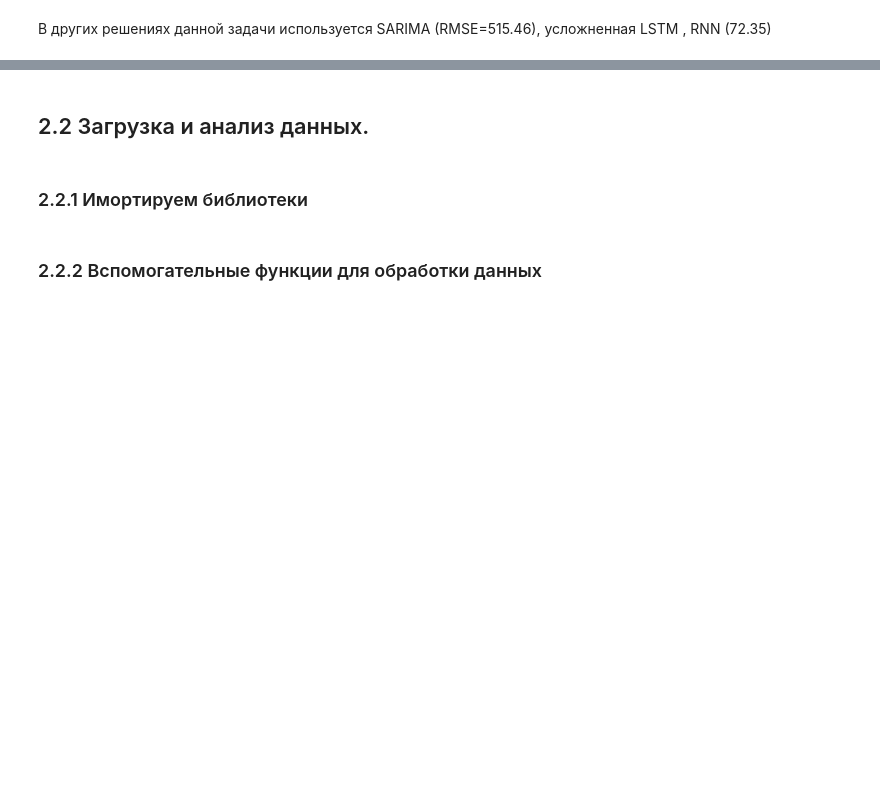
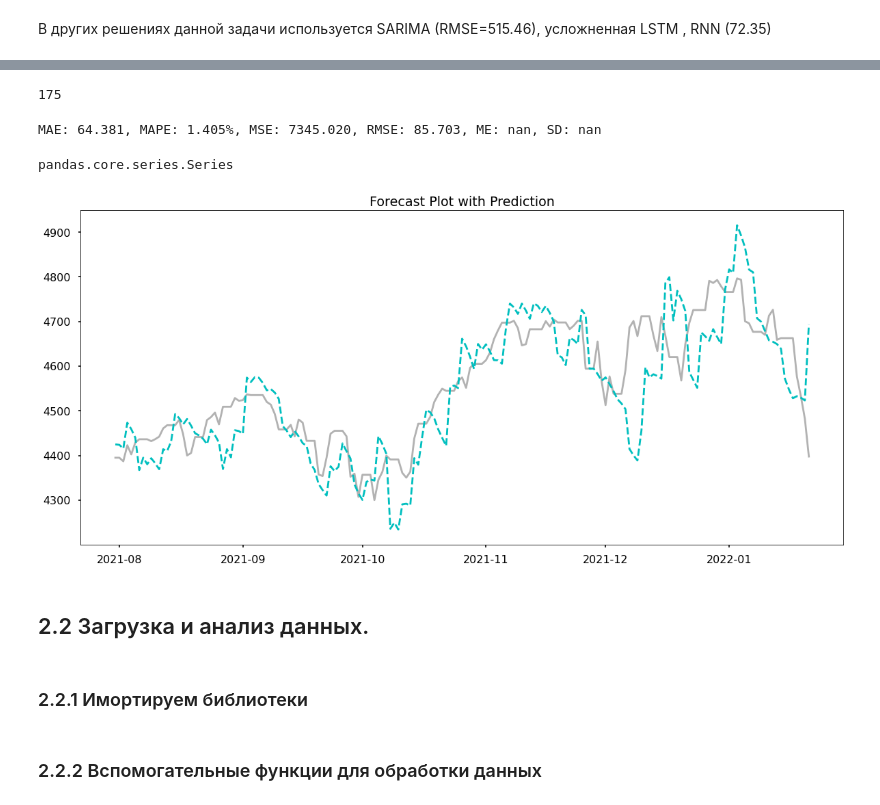
Before and after one commit to Ivanr2000/Homework, a Jupyter notebook: Diplom/RIY_Diplom.ipynb, the cells around one changed output, grey strips where cells are left out. Cells and saved outputs as stored; diff of their text form; code cells hidden in the pictures; blank space fills up the shorter version.

```diff
--- a/Diplom/RIY_Diplom.ipynb
+++ b/Diplom/RIY_Diplom.ipynb
@@ -337,3 +369,49 @@ plot_reg_results(test_pred_seqs,y_test,prediction_len=PRED_LENGTH)
+# %%
+WINDOW = 6
+PRED_LENGTH = int(WINDOW/2)
+def de_noemalization(timeseries_pred, test_ser, sequence_length=7):
+
+    timeseries_pred = np.array(timeseries_pred).flatten()
+    # create windows
+    result_pred = []
+    for index in range(0, (len(timeseries_pred) - sequence_length), sequence_length):
+        result_pred.append(timeseries_pred[index: index + sequence_length])
+
+    data_for_denorm = []
+    for index in range(0, (len(test_ser) - sequence_length), 7):
+        data_for_denorm.append(test_ser[index: index + sequence_length])
+
+    # normalize data as a variation of 0th index
+    normalised_data = []
+    for i in range(len(result_pred)):
+        normalised_window = [(((float(p) + 1) * float(data_for_denorm[i][0])) - 1) for p in result_pred[i]]
+        normalised_data.append(normalised_window)
+    result_pred = normalised_data
+
+    return result_pred
+# %%
+denormalized_data = de_noemalization(test_pred_seqs, sp_close_series[-176:])
+# %%
+denormalized_data_for_check = np.array(denormalized_data).flatten()
+# %%
+len(denormalized_data_for_check)
+# %% [output]
+175
+# %%
+measure_error (pd.Series(denormalized_data_for_check), pd.Series(sp_close_series[-175:]))
+# %% [output]
+MAE: 64.381, MAPE: 1.405%, MSE: 7345.020, RMSE: 85.703, ME: nan, SD: nan
+# %%
+data_for_graph = pd.DataFrame(sp_close_series[-175:])
+data_for_graph['predict']=denormalized_data_for_check
+# %%
+type(data_for_graph['Close'])
+# %% [output]
+pandas.core.series.Series
+# %%
+plot_reg_results_new(data_for_graph['predict'], data_for_graph['Close'], prediction_len=PRED_LENGTH)
+# %% [output]
+[figure, added]
 # %% [markdown]
 ## 2.2 Загрузка и анализ данных.
 # %% [markdown]
```
Also changed, not shown: parts of 16 cells of this notebook, 1 other file.
